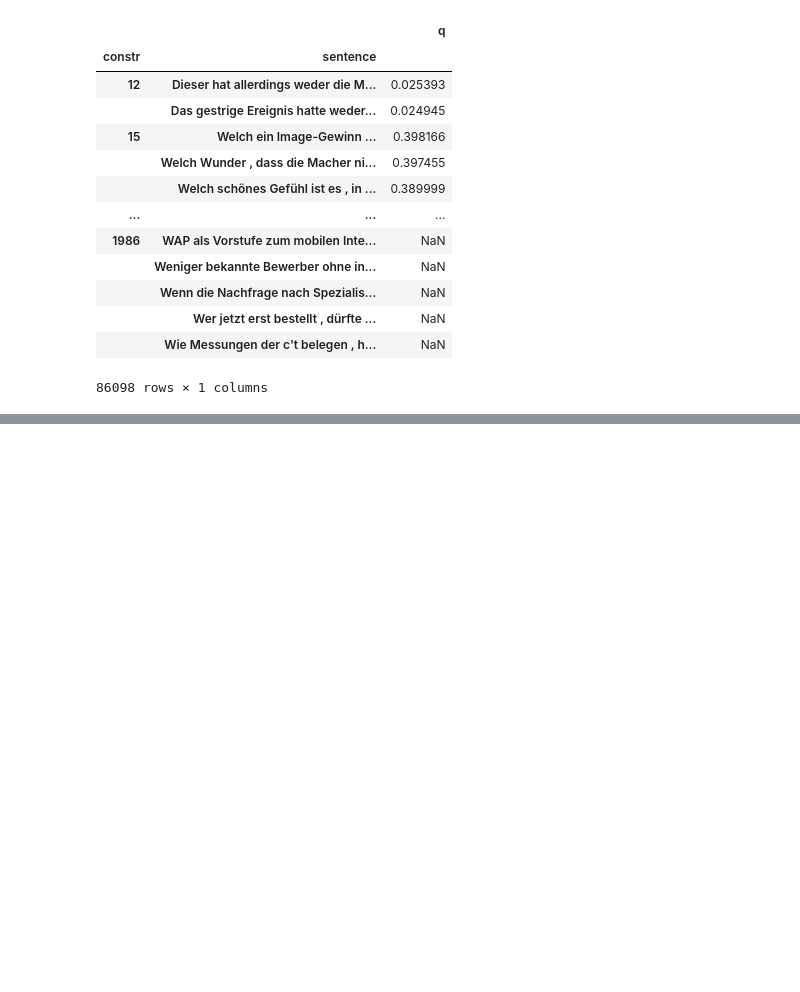
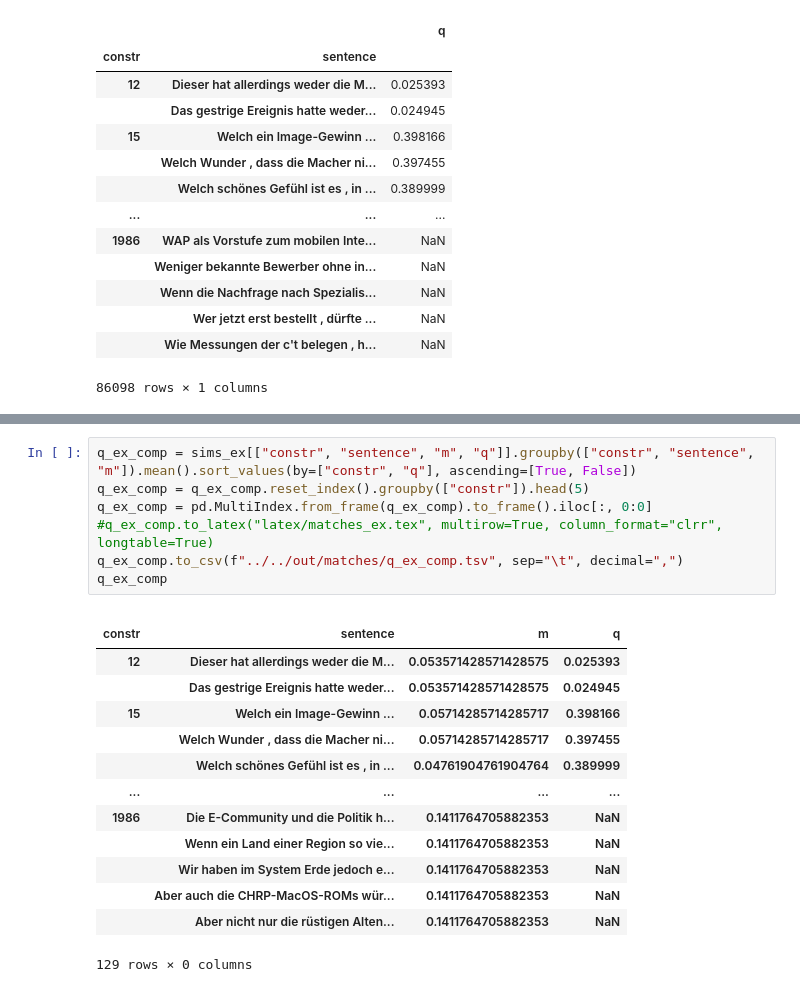
Before and after one commit to TiMauzi/llm-x-cxg, a Jupyter notebook: src/eval/eval_compare.ipynb, the cells around one changed output, grey strips where cells are left out. Drawn from its saved outputs; the diff is of its cells as text; blank space fills up the shorter version.

```diff
--- a/src/eval/eval_compare.ipynb
+++ b/src/eval/eval_compare.ipynb
@@ -320,0 +343,22 @@ q_ex
+# %%
+q_ex_comp = sims_ex[["constr", "sentence", "m", "q"]].groupby(["constr", "sentence", "m"]).mean().sort_values(by=["constr", "q"], ascending=[True, False])
+q_ex_comp = q_ex_comp.reset_index().groupby(["constr"]).head(5)
+q_ex_comp = pd.MultiIndex.from_frame(q_ex_comp).to_frame().iloc[:, 0:0]
+#q_ex_comp.to_latex("latex/matches_ex.tex", multirow=True, column_format="clrr", longtable=True)
+q_ex_comp.to_csv(f"../../out/matches/q_ex_comp.tsv", sep="\t", decimal=",")
+q_ex_comp
+# %% [output]
+|  |  |  |  |
+| constr | sentence | m | q |
+| 12 | Dieser hat allerdings weder die M... | 0.053571428571428575 | 0.025393 |
+|  | Das gestrige Ereignis hatte weder... | 0.053571428571428575 | 0.024945 |
+| 15 | Welch ein Image-Gewinn ... | 0.05714285714285717 | 0.398166 |
+|  | Welch Wunder , dass die Macher ni... | 0.05714285714285717 | 0.397455 |
+|  | Welch schönes Gefühl ist es , in ... | 0.04761904761904764 | 0.389999 |
+| ... | ... | ... | ... |
+| 1986 | Die E-Community und die Politik h... | 0.1411764705882353 | NaN |
+|  | Wenn ein Land einer Region so vie... | 0.1411764705882353 | NaN |
+|  | Wir haben im System Erde jedoch e... | 0.1411764705882353 | NaN |
+|  | Aber auch die CHRP-MacOS-ROMs wür... | 0.1411764705882353 | NaN |
+|  | Aber nicht nur die rüstigen Alten... | 0.1411764705882353 | NaN |
+129 rows × 0 columns
```
Also changed, not shown: parts of 1 cell of this notebook, 4 other files.
